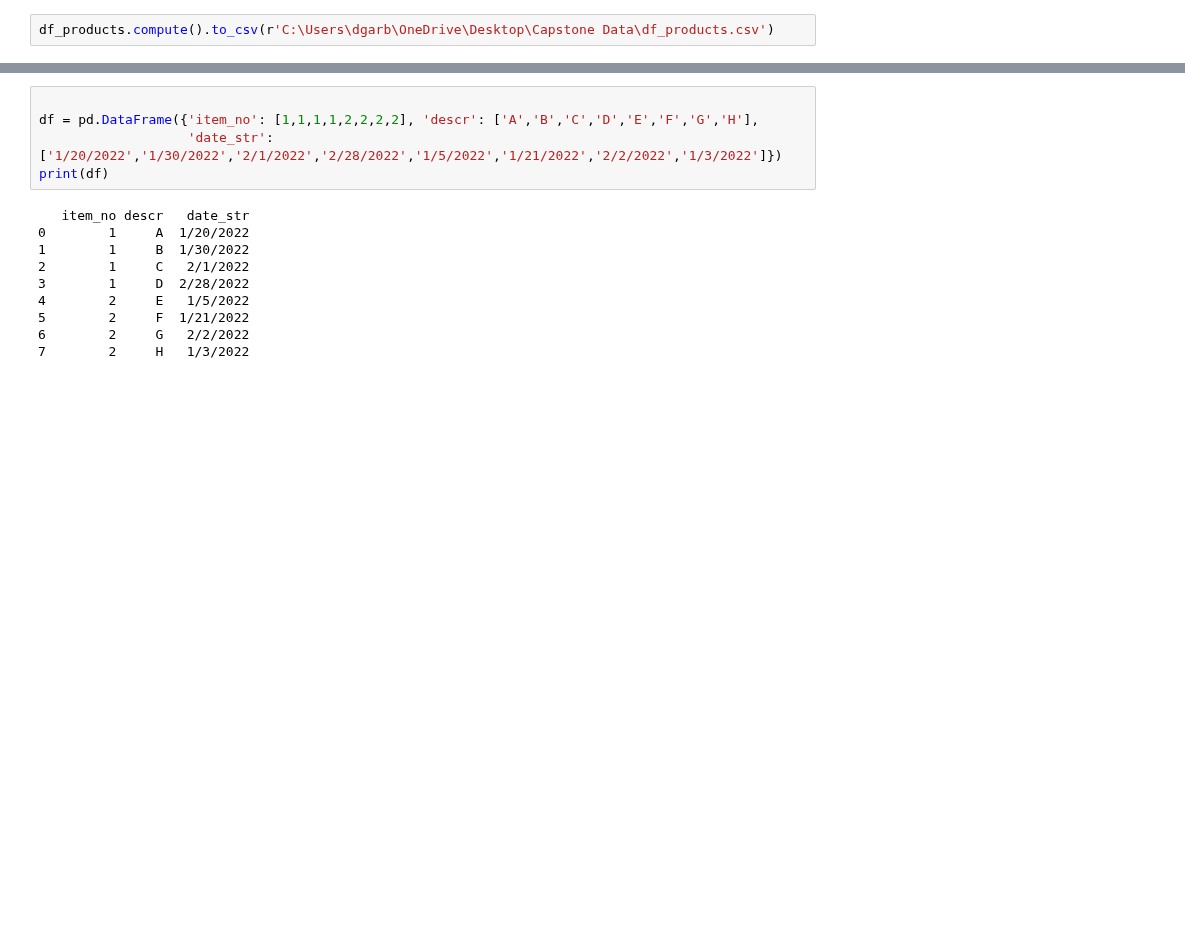
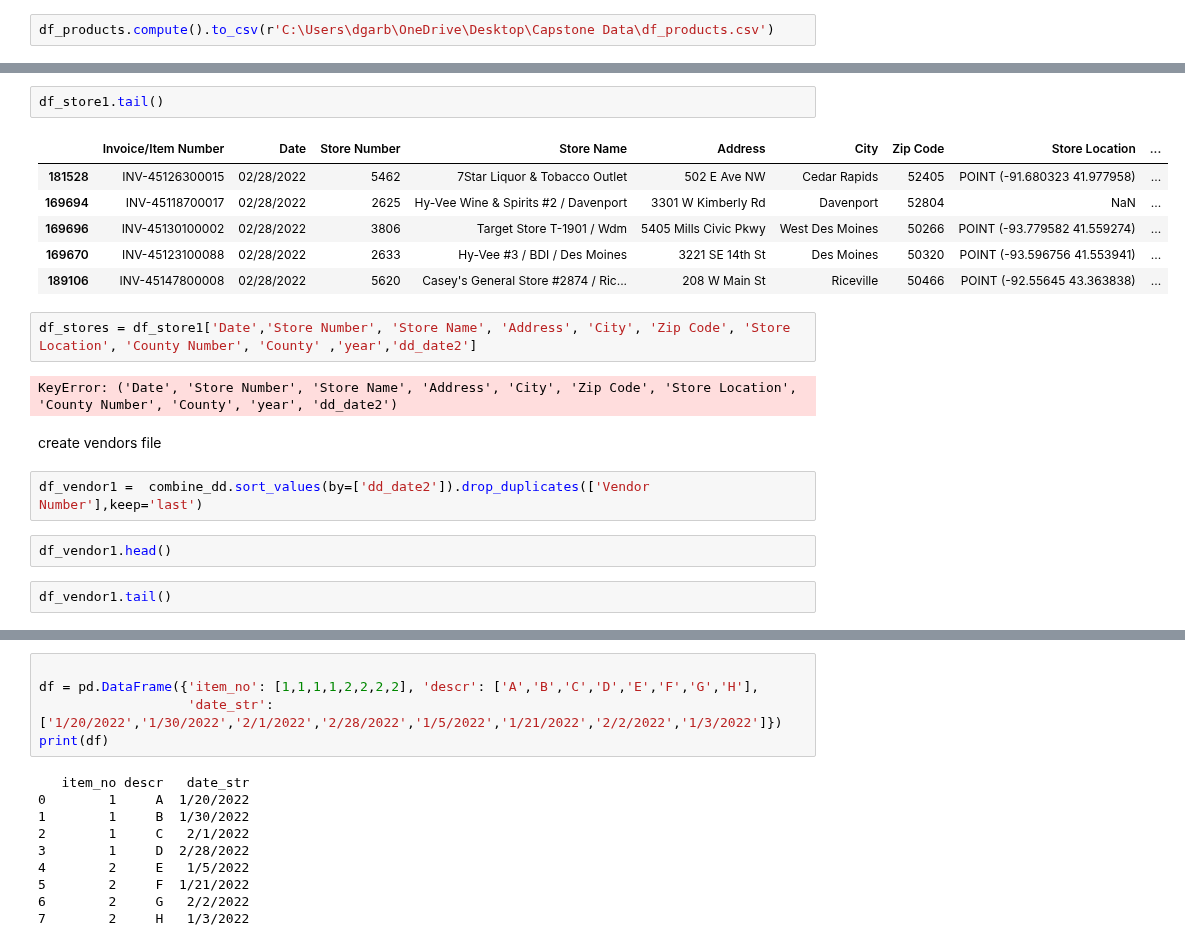
Before and after one commit to dgarbato/capstone, a Jupyter notebook: rd in liquor_2017_to_2022.ipynb, the cells around one changed output, grey strips where cells are left out. Cells and saved outputs as stored; diff of their text form; blank space fills up the shorter version.

```diff
--- a/rd in liquor_2017_to_2022.ipynb
+++ b/rd in liquor_2017_to_2022.ipynb
@@ -103,0 +188,21 @@ toy test
+# %%
+df_store1.tail()
+# %% [output]
+|  | Invoice/Item Number | Date | Store Number | Store Name | Address | City | Zip Code | Store Location | ... |
+| 181528 | INV-45126300015 | 02/28/2022 | 5462 | 7Star Liquor & Tobacco Outlet | 502 E Ave NW | Cedar Rapids | 52405 | POINT (-91.680323 41.977958) | ... |
+| 169694 | INV-45118700017 | 02/28/2022 | 2625 | Hy-Vee Wine & Spirits #2 / Davenport | 3301 W Kimberly Rd | Davenport | 52804 | NaN | ... |
+| 169696 | INV-45130100002 | 02/28/2022 | 3806 | Target Store T-1901 / Wdm | 5405 Mills Civic Pkwy | West Des Moines | 50266 | POINT (-93.779582 41.559274) | ... |
+| 169670 | INV-45123100088 | 02/28/2022 | 2633 | Hy-Vee #3 / BDI / Des Moines | 3221 SE 14th St | Des Moines | 50320 | POINT (-93.596756 41.553941) | ... |
+| 189106 | INV-45147800008 | 02/28/2022 | 5620 | Casey's General Store #2874 / Ric... | 208 W Main St | Riceville | 50466 | POINT (-92.55645 43.363838) | ... |
+# %%
+df_stores = df_store1['Date','Store Number', 'Store Name', 'Address', 'City', 'Zip Code', 'Store Location', 'County Number', 'County' ,'year','dd_date2']
+# %% [output]
+KeyError: ('Date', 'Store Number', 'Store Name', 'Address', 'City', 'Zip Code', 'Store Location', 'County Number', 'County', 'year', 'dd_date2')
+# %% [markdown]
+create vendors file
+# %%
+df_vendor1 =  combine_dd.sort_values(by=['dd_date2']).drop_duplicates(['Vendor Number'],keep='last')
+# %%
+df_vendor1.head()
+# %%
+df_vendor1.tail()
```
Also changed, not shown: parts of 31 cells of this notebook, 2 other files.
